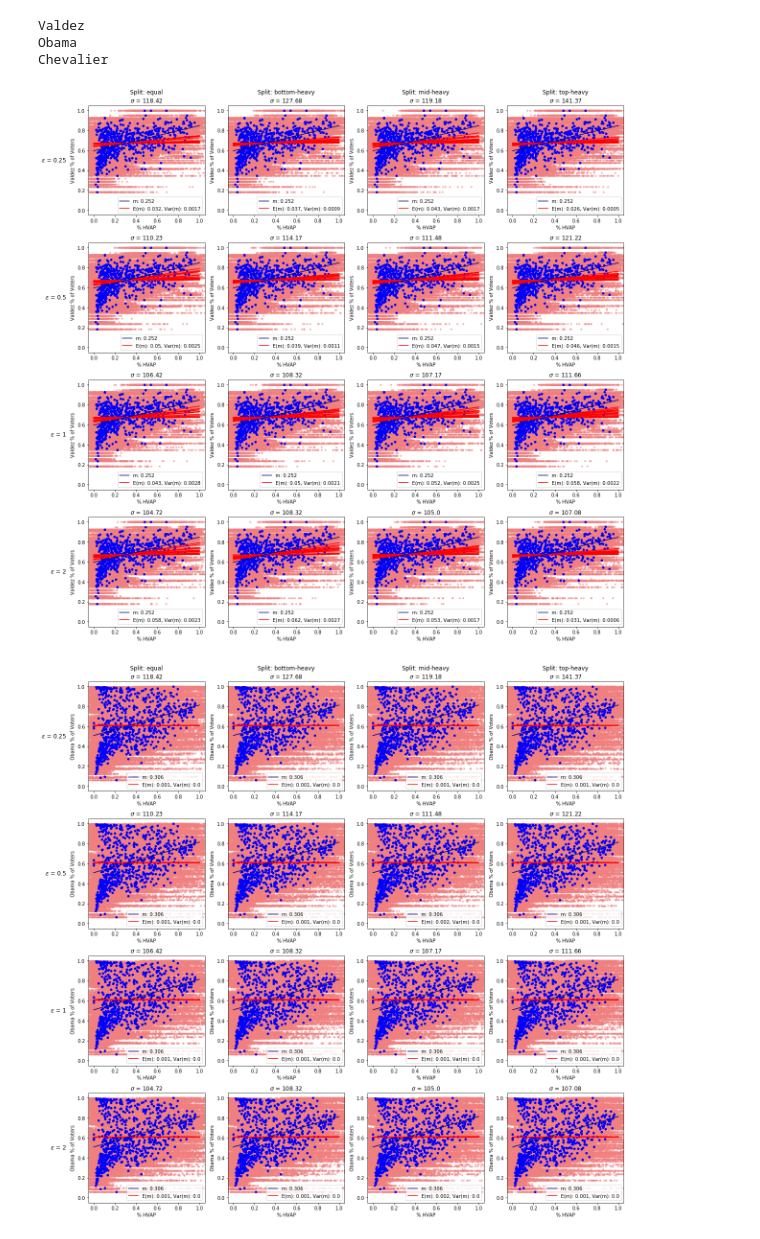
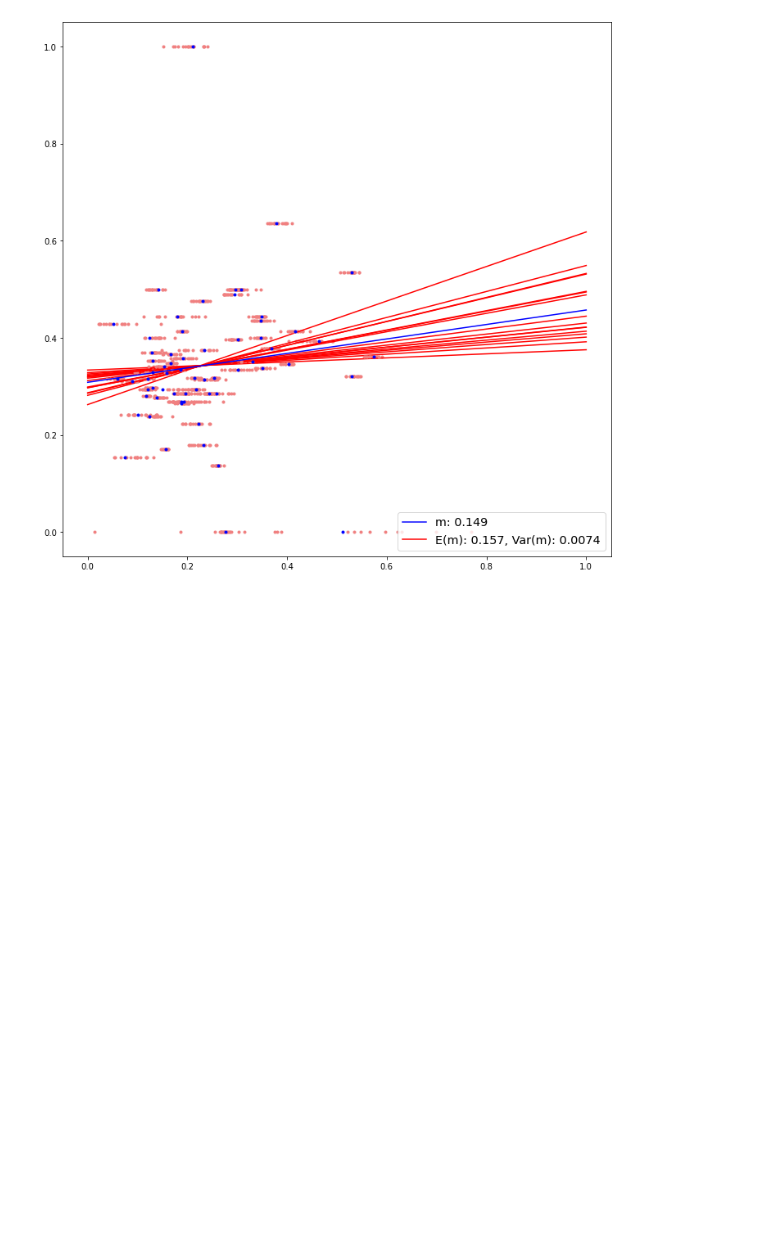
Before and after one commit to mggg/census-diff-privacy, a Jupyter notebook: topdown/topdown_plots/make_plots.ipynb, the cells around one changed output. Drawn from its saved outputs; the diff is of its cells as text; code cells hidden in the pictures; blank space fills up the shorter version.

Commit message:
plot files

```diff
--- a/topdown/topdown_plots/make_plots.ipynb
+++ b/topdown/topdown_plots/make_plots.ipynb
@@ -17,21 +17,24 @@ from sklearn.linear_model import LinearRegression
 
 from ER_noise import *
 # %%
+five_counties_dir = "five_counties_er_csvs"
 # csv_dir_without_hhs = "er_csvs/runs_without_hhs"
 # csv_dir_with_hhs = "er_csvs/runs_with_hhs"
-csv_dir_without_hhs = "er_csvs/gaussian_runs_without_hh"
+# csv_dir_without_hhs = "er_csvs/gaussian_runs_without_hh"
 
-epsilon_values = ["0.25", "0.5", "1", "2"]
-epsilon_splits = ["equal", "bottom-heavy", "mid-heavy", "top-heavy"]
+epsilon_values = ["1"]
+# epsilon_splits = ["equal", "bottom-heavy", "mid-heavy", "top-heavy"]
+epsilon_splits = ["equal"]
 # %%
-runoff_filepath = "DallasCounty_elects.csv"
+# runoff_filepath = "DallasCounty_elects.csv"
+runoff_filepath = "TX_statewide_18_Dem_Runofff.csv"
 runoff_file = pd.read_csv(runoff_filepath)
 
-runoff_file["President_12G_ObamaD_pct"] = runoff_file["President_12G_ObamaD"] / runoff_file["President_12G_Total"]
-runoff_file["President_12G_ObamaD_pct"] = runoff_file["President_12G_ObamaD_pct"].fillna(0)
+# runoff_file["President_12G_ObamaD_pct"] = runoff_file["President_12G_ObamaD"] / runoff_file["President_12G_Total"]
+# runoff_file["President_12G_ObamaD_pct"] = runoff_file["President_12G_ObamaD_pct"].fillna(0)
 
-runoff_file["Comptroller_18G_ChevalierD_pct"] = runoff_file["Comptroller_18G_ChevalierD"] / runoff_file["Comptroller_18G_Total"]
-runoff_file["Comptroller_18G_ChevalierD_pct"] = runoff_file["Comptroller_18G_ChevalierD_pct"].fillna(0)
+# runoff_file["Comptroller_18G_ChevalierD_pct"] = runoff_file["Comptroller_18G_ChevalierD"] / runoff_file["Comptroller_18G_Total"]
+# runoff_file["Comptroller_18G_ChevalierD_pct"] = runoff_file["Comptroller_18G_ChevalierD_pct"].fillna(0)
 # %%
 obama = {
     "name"          : "Obama",
@@ -55,4 +58,5 @@ chevalier = {
     "tot_votes"     : "Comptroller_18G_ChevalierD"
 }
 
-candidate_configs = [valdez, obama, chevalier]
+# candidate_configs = [valdez, obama, chevalier]
+candidate_configs = [valdez]
@@ -216,9 +174,6 @@ plot_er_and_point_estimates(df_with_hhs, epsilon_values, epsilon_splits, "WVAP",
 # %%
-df_without_hhs = combine_csvs(csv_dir_without_hhs, runoff_file, False)
-plot_er_and_point_estimates(df_without_hhs, epsilon_values, epsilon_splits, "HVAP", candidate_configs, with_hh=False)
+for county in ["Brazoria"]: #"Bell", "Galveston", "Brazoria", "Nueces", "Cameron"]:
+    df = combine_csvs(five_counties_dir + "/" + county + "/", runoff_file, False, five_counties=True)
+    plot_er_and_point_estimates(county, df, epsilon_values, epsilon_splits, "HVAP", candidate_configs, with_hh=False, fig_size=(12, 12))
 # %% [output]
-Valdez
-Obama
-Chevalier
-[figure, old version]
+[figure, new version]
-[figure, removed]
```
Also changed, not shown: parts of 27 cells of this notebook, 2 other files.
